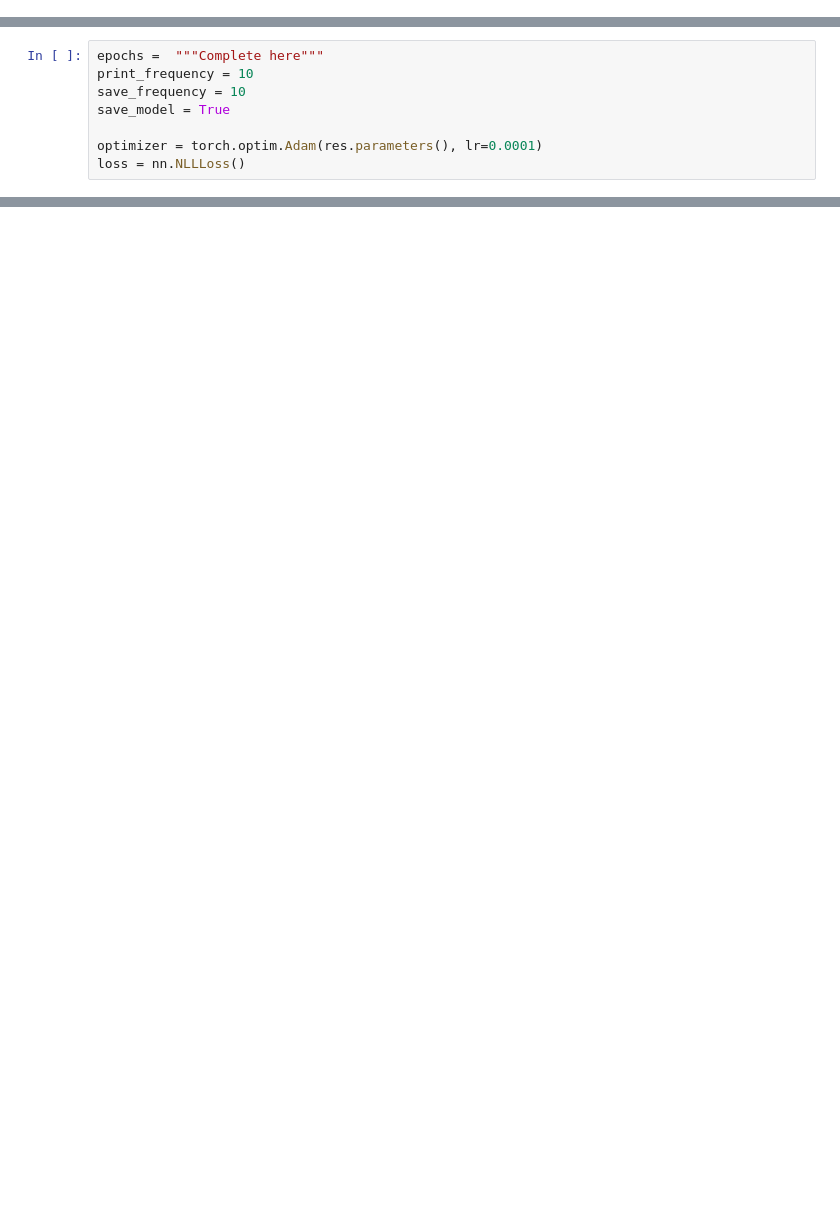
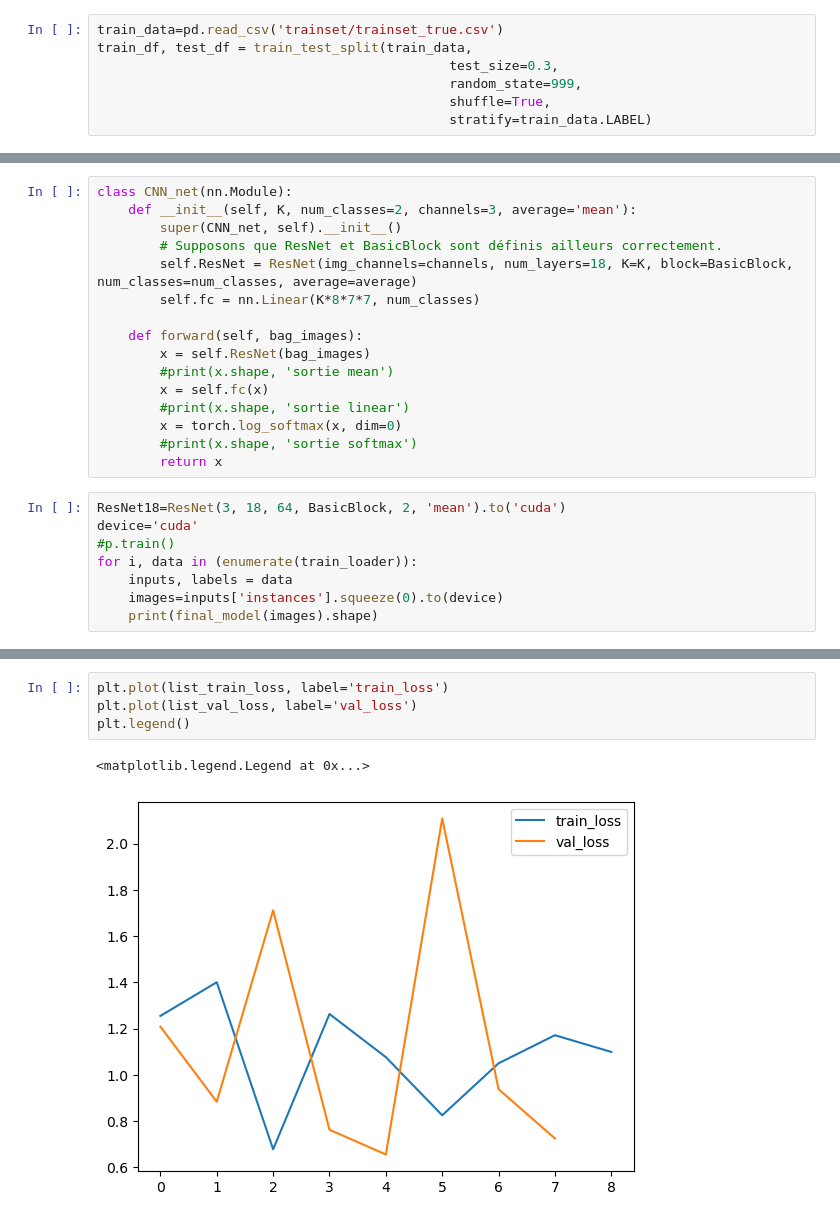
Before and after one commit to damienv66/DL, a Jupyter notebook: experiments.ipynb, the cells around one changed output, grey strips where cells are left out. Saved outputs shown, nothing was run; the diff lists cells and outputs as text; blank space fills up the shorter version.

```diff
--- a/experiments.ipynb
+++ b/experiments.ipynb
@@ -23,0 +38,7 @@ import torch
+# %%
+train_data=pd.read_csv('trainset/trainset_true.csv')
+train_df, test_df = train_test_split(train_data,
+                                             test_size=0.3,
+                                             random_state=999,
+                                             shuffle=True,
+                                             stratify=train_data.LABEL)
@@ -40,8 +68,0 @@ res=model.CNN(3, num_classes=2, channels=3)
-# %%
-epochs =  """Complete here"""
-print_frequency = 10
-save_frequency = 10
-save_model = True
-
-optimizer = torch.optim.Adam(res.parameters(), lr=0.0001)
-loss = nn.NLLLoss()
@@ -70,0 +238,24 @@ for epoch in range(epochs):  # loop over the dataset multiple times
+# %%
+class CNN_net(nn.Module):
+    def __init__(self, K, num_classes=2, channels=3, average='mean'):
+        super(CNN_net, self).__init__()
+        # Supposons que ResNet et BasicBlock sont définis ailleurs correctement.
+        self.ResNet = ResNet(img_channels=channels, num_layers=18, K=K, block=BasicBlock, num_classes=num_classes, average=average)
+        self.fc = nn.Linear(K*8*7*7, num_classes)
+
+    def forward(self, bag_images):
+        x = self.ResNet(bag_images)
+        #print(x.shape, 'sortie mean')
+        x = self.fc(x)
+        #print(x.shape, 'sortie linear')
+        x = torch.log_softmax(x, dim=0)
+        #print(x.shape, 'sortie softmax')
+        return x
+# %%
+ResNet18=ResNet(3, 18, 64, BasicBlock, 2, 'mean').to('cuda')
+device='cuda'
+#p.train()
+for i, data in (enumerate(train_loader)):
+    inputs, labels = data
+    images=inputs['instances'].squeeze(0).to(device)
+    print(final_model(images).shape)
@@ -70,0 +440,7 @@ for epoch in range(epochs):  # loop over the dataset multiple times
+# %%
+plt.plot(list_train_loss, label='train_loss')
+plt.plot(list_val_loss, label='val_loss')
+plt.legend()
+# %% [output]
+<matplotlib.legend.Legend at 0x...>
+[figure, added]
```
Also changed, not shown: parts of 24 cells of this notebook, 2 other files.
